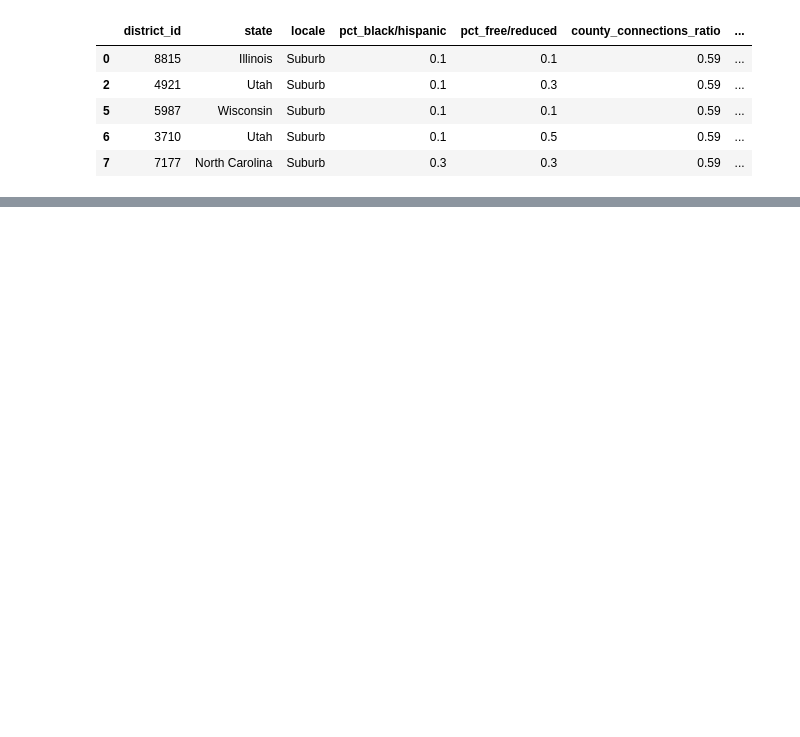
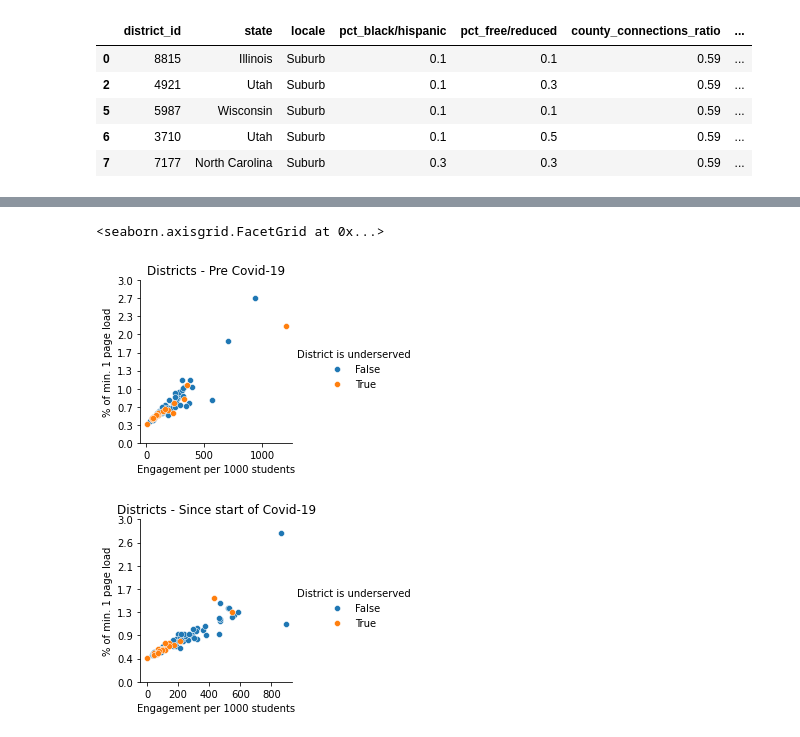
Before and after one commit to andrekovac/covid19-education-impact, a Jupyter notebook: racial_bias.ipynb, the cells around one changed output, grey strips where cells are left out. Drawn from its saved outputs; the diff is of its cells as text; code cells hidden in the pictures; blank space fills up the shorter version.

```diff
--- a/racial_bias.ipynb
+++ b/racial_bias.ipynb
@@ -237 +218,9 @@ taken from [this timeline](https://www.ajmc.com/view/a-timeline-of-covid19-devel
+# %%
+# Pre Covid19
+data_pre = merged_data[merged_data['time_as_int'] <= covid_date_WHO_declares_pandemic]
+pre_mean = data_pre.groupby(by=['district_id'], as_index=False).mean()
+
+# Post Covid19
+data_post = merged_data[merged_data['time_as_int'] > covid_date_WHO_declares_pandemic]
+post_mean = data_post.groupby(by=['district_id'], as_index=False).mean()
 # %%
@@ -303,0 +257,10 @@ black_hispanic_pre
+# %%
+# Pre Covid19
+pre_mean_underserved = pre_mean['pct_free/reduced'] + pre_mean['pct_black/hispanic']
+pre_mean_underserved_average = mean(pre_mean_underserved)
+pre_mean['underserved'] = pre_mean_underserved > pre_mean_underserved_average
+
+# Post Covid19
+post_mean_underserved = post_mean['pct_free/reduced'] + post_mean['pct_black/hispanic']
+post_mean_underserved_average = mean(post_mean_underserved)
+post_mean['underserved'] = post_mean_underserved > post_mean_underserved_average
@@ -303,0 +302,16 @@ black_hispanic_pre
+# %%
+# Pre Covid19
+g = sns.FacetGrid(pre_mean, hue="underserved")
+g.map(sns.scatterplot, "engagement_index", "pct_access").set(title="Districts - Pre Covid-19", xlabel="Engagement per 1000 students", ylabel="% of min. 1 page load")
+g.add_legend(title="District is underserved")
+g.set_yticklabels(np.round(np.linspace(0, 3, 10), decimals=1))
+
+# Post Covid19
+g2 = sns.FacetGrid(post_mean, hue="underserved")
+g2.map(sns.scatterplot, "engagement_index", "pct_access").set(title="Districts - Since start of Covid-19", xlabel="Engagement per 1000 students", ylabel="% of min. 1 page load")
+g2.add_legend(title="District is underserved")
+g2.set_yticklabels(np.round(np.linspace(0, 3, 8), decimals=1))
+# %% [output]
+<seaborn.axisgrid.FacetGrid at 0x...>
+[figure, added]
+[figure, added]
```
Also changed, not shown: parts of 44 cells of this notebook.
